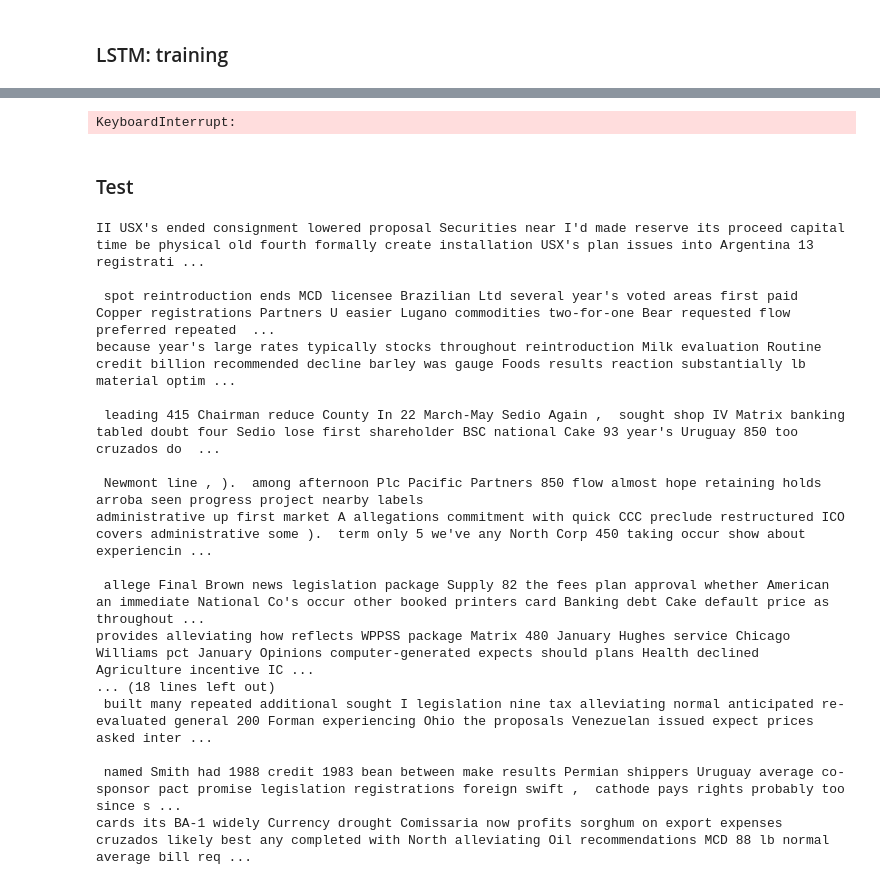
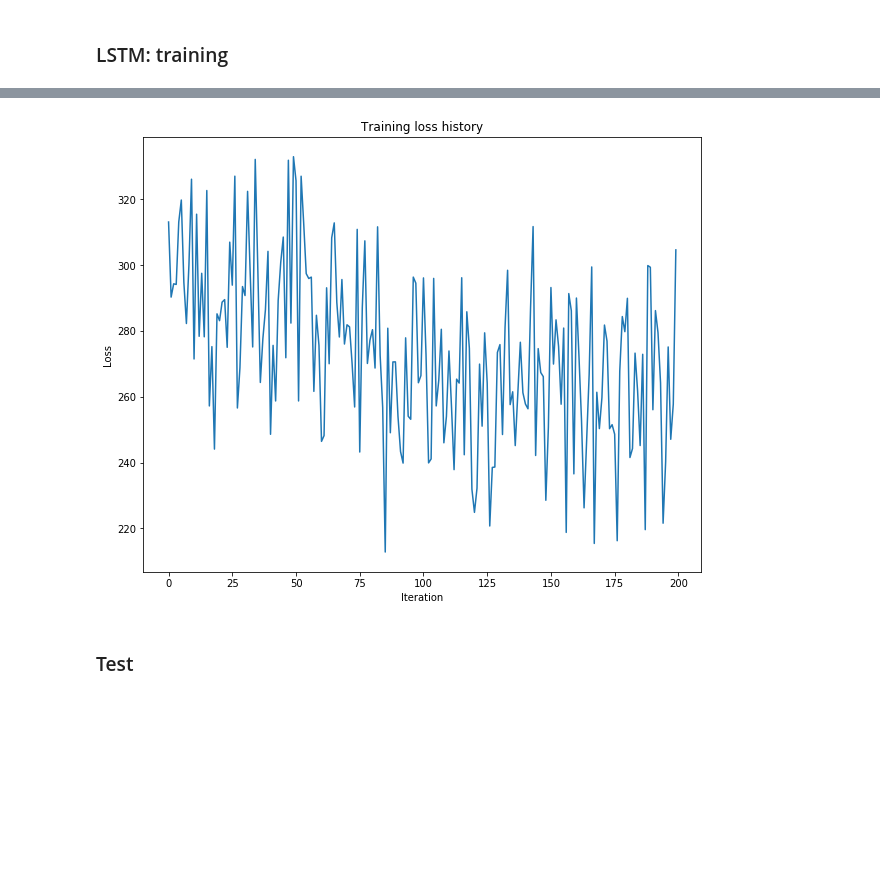
Before and after one commit to neilsun2009/article-mimic, a Jupyter notebook: main.ipynb, the cells around one changed output, grey strips where cells are left out. Cells and saved outputs as stored; diff of their text form; code cells hidden in the pictures; blank space fills up the shorter version.

```diff
--- a/main.ipynb
+++ b/main.ipynb
@@ -230,8 +233,8 @@ difference:  0.03100770517540319
 rnn_model = RNN(
           idx_to_word=idx_to_word,
           word_to_idx=word_to_idx,
-          hidden_dim=512,
-          wordvec_dim=256,
+          hidden_dim=128,
+          wordvec_dim=128,
         )
 
 rnn_solver = RNNSolver(rnn_model, data,
@@ -239,7 +242,7 @@ rnn_solver = RNNSolver(rnn_model, data,
            num_epochs=50,
            batch_size=25,
            optim_config={
-             'learning_rate': 5e-3,
+             'learning_rate': 5e-2,
            },
            lr_decay=0.95,
            verbose=True, print_every=10,
@@ -260,25 +280,3 @@ plt.show()
-KeyboardInterrupt:
+[figure, added]
 # %% [markdown]
 ### Test
-# %%
-output_texts = rnn_model.sample(10)
-for i in range(N):
-    print(output_texts[i])
-# %% [output]
-II USX's ended consignment lowered proposal Securities near I'd made reserve its proceed capital time be physical old fourth formally create installation USX's plan issues into Argentina 13 registrati ...
-
- spot reintroduction ends MCD licensee Brazilian Ltd several year's voted areas first paid Copper registrations Partners U easier Lugano commodities two-for-one Bear requested flow preferred repeated  ...
-because year's large rates typically stocks throughout reintroduction Milk evaluation Routine credit billion recommended decline barley was gauge Foods results reaction substantially lb material optim ...
-
- leading 415 Chairman reduce County In 22 March-May Sedio Again ,  sought shop IV Matrix banking tabled doubt four Sedio lose first shareholder BSC national Cake 93 year's Uruguay 850 too cruzados do  ...
-
- Newmont line , ).  among afternoon Plc Pacific Partners 850 flow almost hope retaining holds arroba seen progress project nearby labels
-administrative up first market A allegations commitment with quick CCC preclude restructured ICO covers administrative some ).  term only 5 we've any North Corp 450 taking occur show about experiencin ...
-
- allege Final Brown news legislation package Supply 82 the fees plan approval whether American an immediate National Co's occur other booked printers card Banking debt Cake default price as throughout ...
-provides alleviating how reflects WPPSS package Matrix 480 January Hughes service Chicago Williams pct January Opinions computer-generated expects should plans Health declined Agriculture incentive IC ...
-... (18 lines left out)
- built many repeated additional sought I legislation nine tax alleviating normal anticipated re-evaluated general 200 Forman experiencing Ohio the proposals Venezuelan issued expect prices asked inter ...
-
- named Smith had 1988 credit 1983 bean between make results Permian shippers Uruguay average co-sponsor pact promise legislation registrations foreign swift ,  cathode pays rights probably too since s ...
-cards its BA-1 widely Currency drought Comissaria now profits sorghum on export expenses cruzados likely best any completed with North alleviating Oil recommendations MCD 88 lb normal average bill req ...
```
Also changed, not shown: parts of 6 cells of this notebook, 44 other files.
